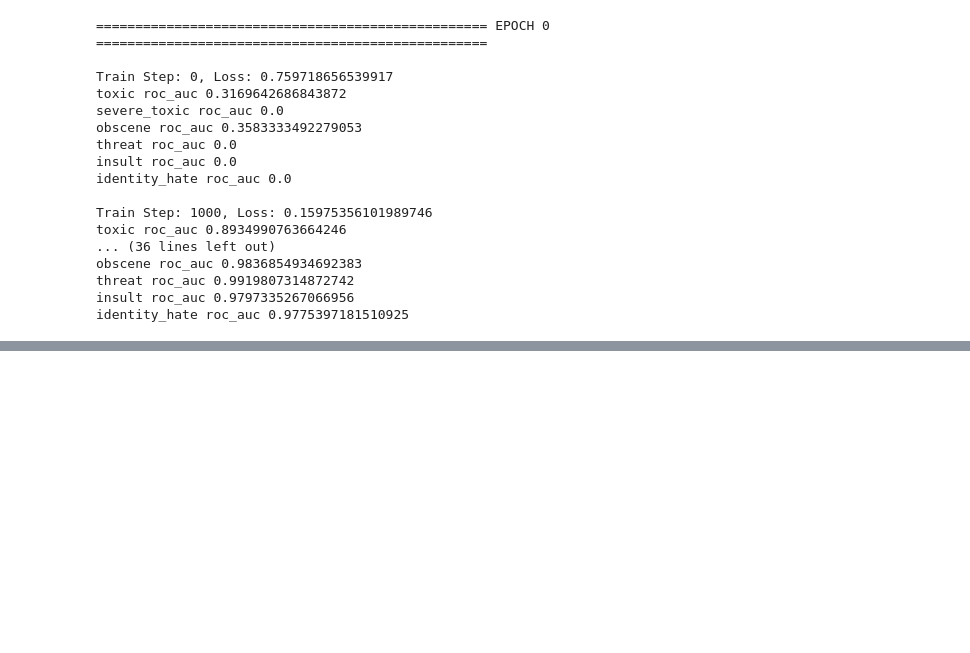
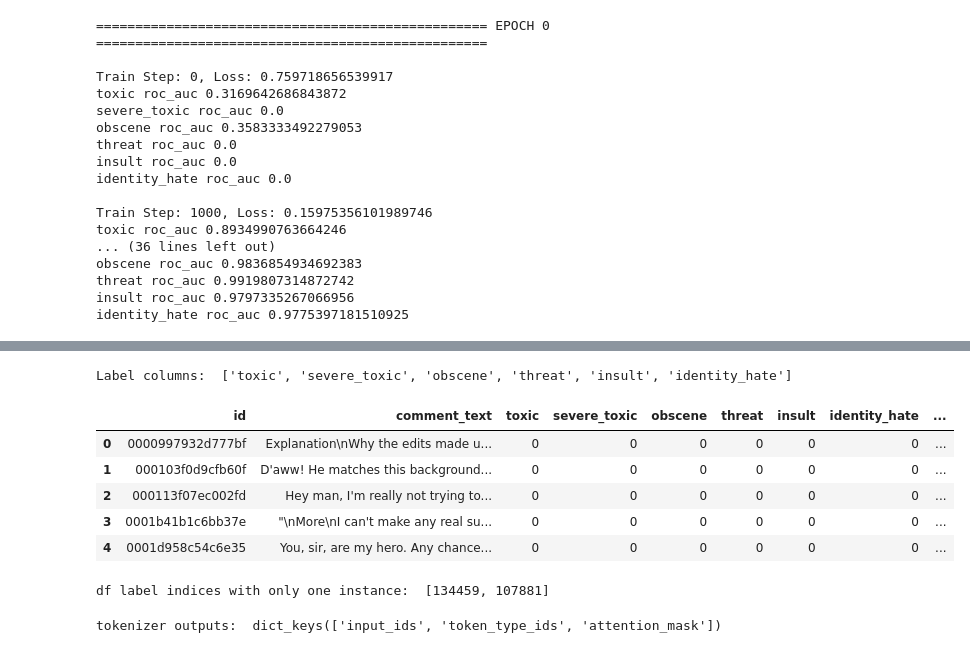
Before and after one commit to binliu0630/Deep_Learning, a Jupyter notebook: Multilabel_Toxic_Comments_Transformer.ipynb, the cells around one changed output, grey strips where cells are left out. Cells and saved outputs as stored; diff of their text form; code cells hidden in the pictures; blank space fills up the shorter version.

```diff
--- a/Multilabel_Toxic_Comments_Transformer.ipynb
+++ b/Multilabel_Toxic_Comments_Transformer.ipynb
@@ -363,0 +576,18 @@ identity_hate roc_auc 0.9775397181510925
+# %%
+df = df_train
+cols = df.columns
+label_cols = list(cols[2:])
+num_labels = len(label_cols)
+print('Label columns: ', label_cols)
+# %% [output]
+Label columns:  ['toxic', 'severe_toxic', 'obscene', 'threat', 'insult', 'identity_hate']
+# %%
+df['one_hot_labels'] = list(df[label_cols].values)
+df.head()
+# %% [output]
+|  | id | comment_text | toxic | severe_toxic | obscene | threat | insult | identity_hate | ... |
+| 0 | 0000997932d777bf | Explanation\nWhy the edits made u... | 0 | 0 | 0 | 0 | 0 | 0 | ... |
+| 1 | 000103f0d9cfb60f | D'aww! He matches this background... | 0 | 0 | 0 | 0 | 0 | 0 | ... |
+| 2 | 000113f07ec002fd | Hey man, I'm really not trying to... | 0 | 0 | 0 | 0 | 0 | 0 | ... |
+| 3 | 0001b41b1c6bb37e | "\nMore\nI can't make any real su... | 0 | 0 | 0 | 0 | 0 | 0 | ... |
+| 4 | 0001d958c54c6e35 | You, sir, are my hero. Any chance... | 0 | 0 | 0 | 0 | 0 | 0 | ... |
@@ -363,0 +597,15 @@ identity_hate roc_auc 0.9775397181510925
+# %%
+# Identifying indices of 'one_hot_labels' entries that only occur once - this will allow us to stratify split our training data later
+label_counts = df.one_hot_labels.astype(str).value_counts()
+one_freq = label_counts[label_counts==1].keys()
+one_freq_idxs = sorted(list(df[df.one_hot_labels.astype(str).isin(one_freq)].index), reverse=True)
+print('df label indices with only one instance: ', one_freq_idxs)
+# %% [output]
+df label indices with only one instance:  [134459, 107881]
+# %%
+max_length = 100
+tokenizer = BertTokenizer.from_pretrained('bert-base-uncased', do_lower_case=True) # tokenizer
+encodings = tokenizer.batch_encode_plus(comments,max_length=max_length,pad_to_max_length=True) # tokenizer's encoding method
+print('tokenizer outputs: ', encodings.keys())
+# %% [output]
+tokenizer outputs:  dict_keys(['input_ids', 'token_type_ids', 'attention_mask'])
```
Also changed, not shown: parts of 39 cells of this notebook.
